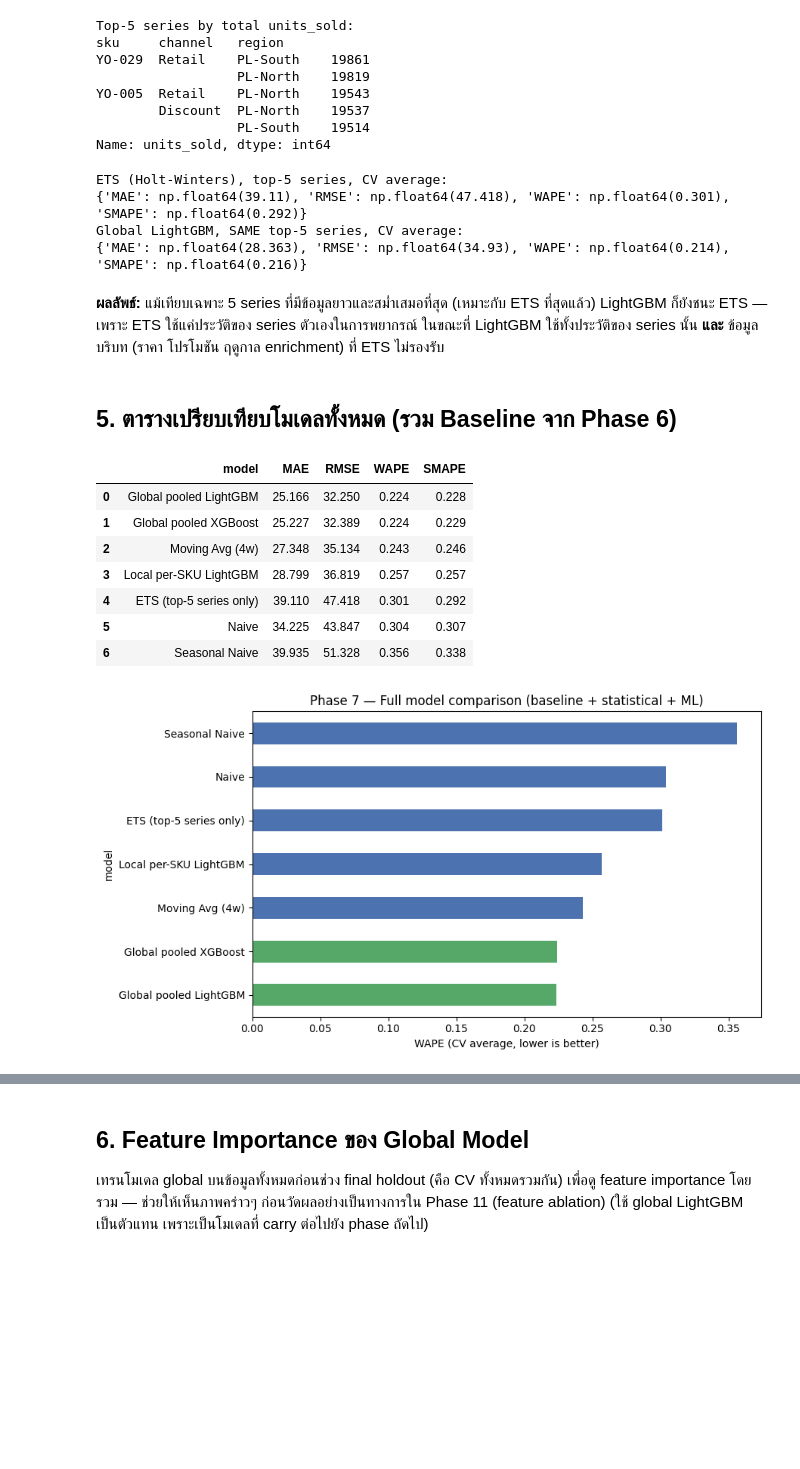
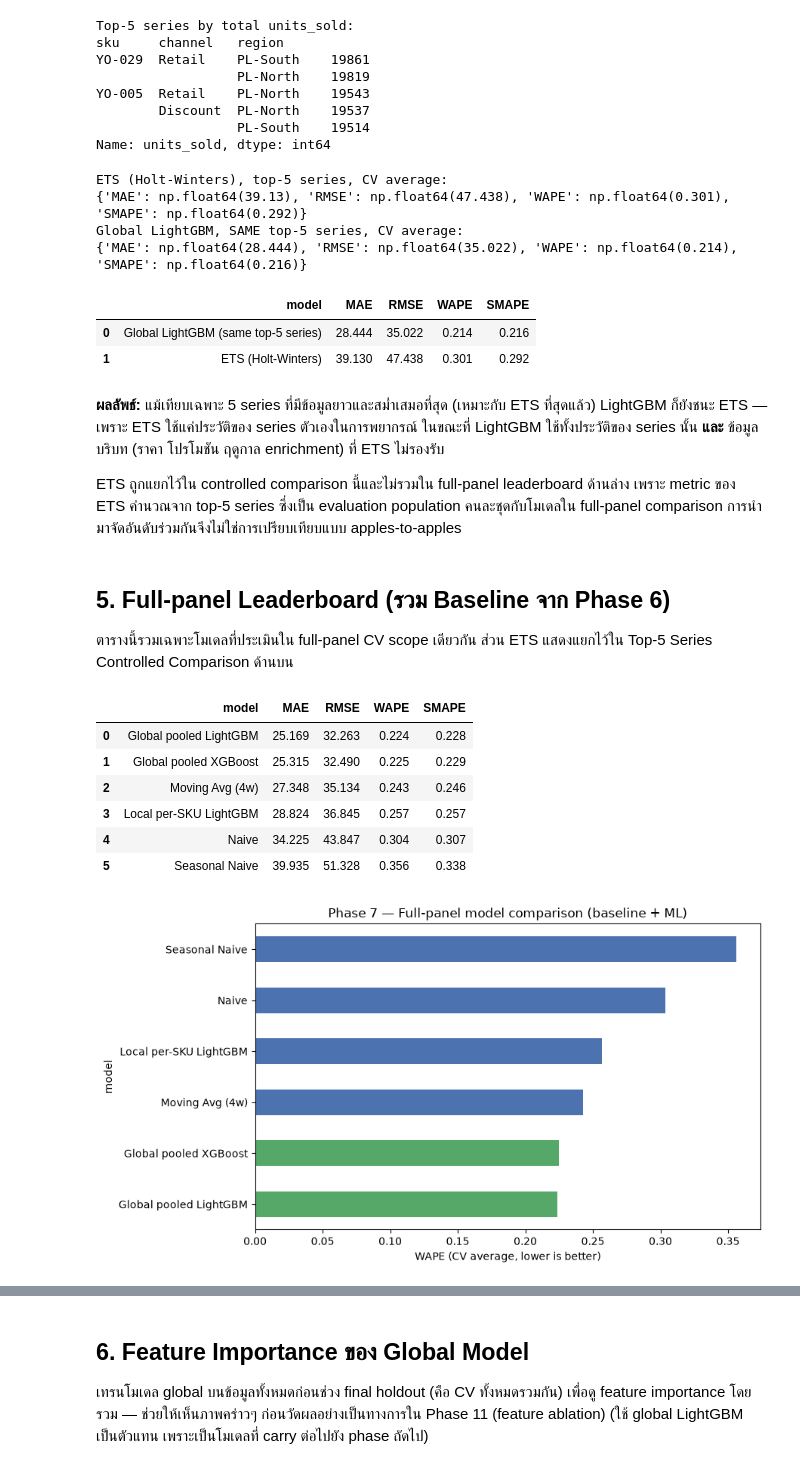
Before and after one commit to thitiwutsuk/Forecasting-FMCG-Daily-Sales, a Jupyter notebook: notebooks/07_core_forecasting.ipynb, the cells around one changed output, grey strips where cells are left out. Saved outputs shown, nothing was run; the diff lists cells and outputs as text; code cells hidden in the pictures; blank space fills up the shorter version.

Commit message:
refine Phase 7 model comparison

```diff
--- a/notebooks/07_core_forecasting.ipynb
+++ b/notebooks/07_core_forecasting.ipynb
@@ -154,15 +189,28 @@ print('ETS (Holt-Winters), top-5 series, CV average:')
 print({k: round(v, 3) for k, v in ets_cv.items()})
 print('Global LightGBM, SAME top-5 series, CV average:')
 print({k: round(v, 3) for k, v in lgb_top5_cv.items()})
+
+top5_controlled_comparison = pd.DataFrame([
+    {'model': 'ETS (Holt-Winters)', **ets_cv},
+    {'model': 'Global LightGBM (same top-5 series)', **lgb_top5_cv},
+]).sort_values('WAPE').reset_index(drop=True)
+top5_controlled_comparison.round(3)
 # %% [output]
 ETS (Holt-Winters), top-5 series, CV average:
-{'MAE': np.float64(39.11), 'RMSE': np.float64(47.418), 'WAPE': np.float64(0.301), 'SMAPE': np.float64(0.292)}
+{'MAE': np.float64(39.13), 'RMSE': np.float64(47.438), 'WAPE': np.float64(0.301), 'SMAPE': np.float64(0.292)}
 Global LightGBM, SAME top-5 series, CV average:
-{'MAE': np.float64(28.363), 'RMSE': np.float64(34.93), 'WAPE': np.float64(0.214), 'SMAPE': np.float64(0.216)}
+{'MAE': np.float64(28.444), 'RMSE': np.float64(35.022), 'WAPE': np.float64(0.214), 'SMAPE': np.float64(0.216)}
+|  | model | MAE | RMSE | WAPE | SMAPE |
+| 0 | Global LightGBM (same top-5 series) | 28.444 | 35.022 | 0.214 | 0.216 |
+| 1 | ETS (Holt-Winters) | 39.130 | 47.438 | 0.301 | 0.292 |
 # %% [markdown]
 **ผลลัพธ์:** แม้เทียบเฉพาะ 5 series ที่มีข้อมูลยาวและสม่ำเสมอที่สุด (เหมาะกับ ETS ที่สุดแล้ว) LightGBM ก็ยังชนะ ETS — เพราะ ETS ใช้แค่ประวัติของ series ตัวเองในการพยากรณ์ ในขณะที่ LightGBM ใช้ทั้งประวัติของ series นั้น **และ** ข้อมูลบริบท (ราคา โปรโมชัน ฤดูกาล enrichment) ที่ ETS ไม่รองรับ
+
+ETS ถูกแยกไว้ใน controlled comparison นี้และไม่รวมใน full-panel leaderboard ด้านล่าง เพราะ metric ของ ETS คำนวณจาก top-5 series ซึ่งเป็น evaluation population คนละชุดกับโมเดลใน full-panel comparison การนำมาจัดอันดับร่วมกันจึงไม่ใช่การเปรียบเทียบแบบ apples-to-apples
 # %% [markdown]
-## 5. ตารางเปรียบเทียบโมเดลทั้งหมด (รวม Baseline จาก Phase 6)
+## 5. Full-panel Leaderboard (รวม Baseline จาก Phase 6)
+
+ตารางนี้รวมเฉพาะโมเดลที่ประเมินใน full-panel CV scope เดียวกัน ส่วน ETS แสดงแยกไว้ใน Top-5 Series Controlled Comparison ด้านบน
 # %%
 from models.baseline import add_baseline_predictions
 
@@ -178,7 +226,6 @@ for name, col in [('Naive', 'pred_naive'), ('Seasonal Naive', 'pred_seasonal_nai
     baseline_rows.append({'model': name, **{k: np.mean([s[k] for s in fold_scores]) for k in fold_scores[0]}})
 
 comparison = pd.DataFrame(baseline_rows + [
-    {'model': 'ETS (top-5 series only)', **ets_cv},
     {'model': 'Local per-SKU LightGBM', **local_cv},
     {'model': 'Global pooled LightGBM', **global_cv},
     {'model': 'Global pooled XGBoost', **global_xgb_cv},
@@ -187,23 +234,22 @@ comparison = comparison.sort_values('WAPE').reset_index(drop=True)
 comparison.round(3)
 # %% [output]
 |  | model | MAE | RMSE | WAPE | SMAPE |
-| 0 | Global pooled LightGBM | 25.166 | 32.250 | 0.224 | 0.228 |
-| 1 | Global pooled XGBoost | 25.227 | 32.389 | 0.224 | 0.229 |
+| 0 | Global pooled LightGBM | 25.169 | 32.263 | 0.224 | 0.228 |
+| 1 | Global pooled XGBoost | 25.315 | 32.490 | 0.225 | 0.229 |
 | 2 | Moving Avg (4w) | 27.348 | 35.134 | 0.243 | 0.246 |
-| 3 | Local per-SKU LightGBM | 28.799 | 36.819 | 0.257 | 0.257 |
-| 4 | ETS (top-5 series only) | 39.110 | 47.418 | 0.301 | 0.292 |
-| 5 | Naive | 34.225 | 43.847 | 0.304 | 0.307 |
-| 6 | Seasonal Naive | 39.935 | 51.328 | 0.356 | 0.338 |
+| 3 | Local per-SKU LightGBM | 28.824 | 36.845 | 0.257 | 0.257 |
+| 4 | Naive | 34.225 | 43.847 | 0.304 | 0.307 |
+| 5 | Seasonal Naive | 39.935 | 51.328 | 0.356 | 0.338 |
 # %%
 fig, ax = plt.subplots(figsize=(9, 5))
 plot_df = comparison.set_index('model')['WAPE'].sort_values()
 colors = ['#55A868' if m in ('Global pooled LightGBM', 'Global pooled XGBoost') else '#4C72B0' for m in plot_df.index]
 plot_df.plot(kind='barh', ax=ax, color=colors)
 ax.set_xlabel('WAPE (CV average, lower is better)')
-ax.set_title('Phase 7 — Full model comparison (baseline + statistical + ML)')
+ax.set_title('Phase 7 — Full-panel model comparison (baseline + ML)')
 plt.tight_layout()
 plt.savefig('../reports/figures/phase7_model_comparison.png', dpi=120)
 plt.show()
 # %% [output]
-[figure, old version]
+[figure, new version]
 # %% [markdown]
```
Also changed, not shown: parts of 13 cells of this notebook, 1 other file.
